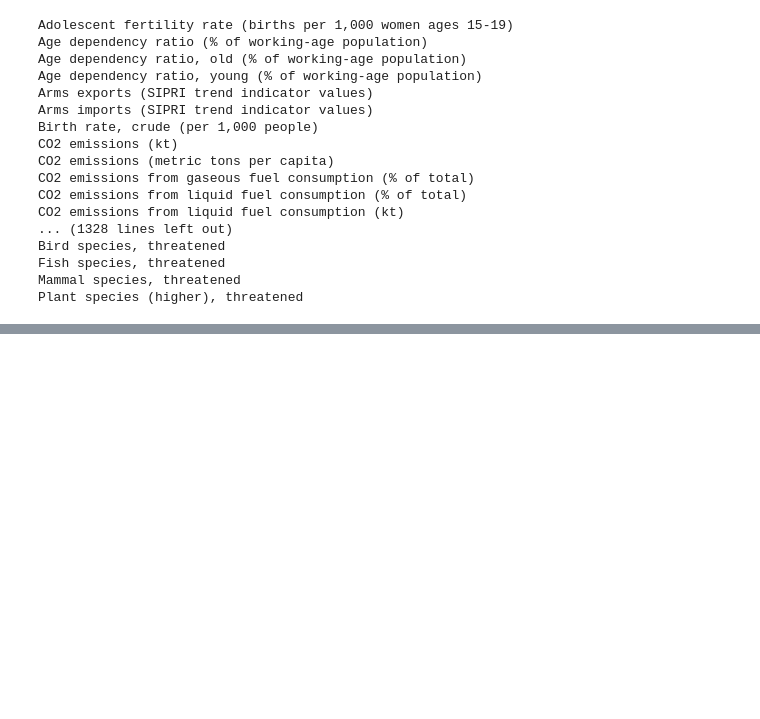
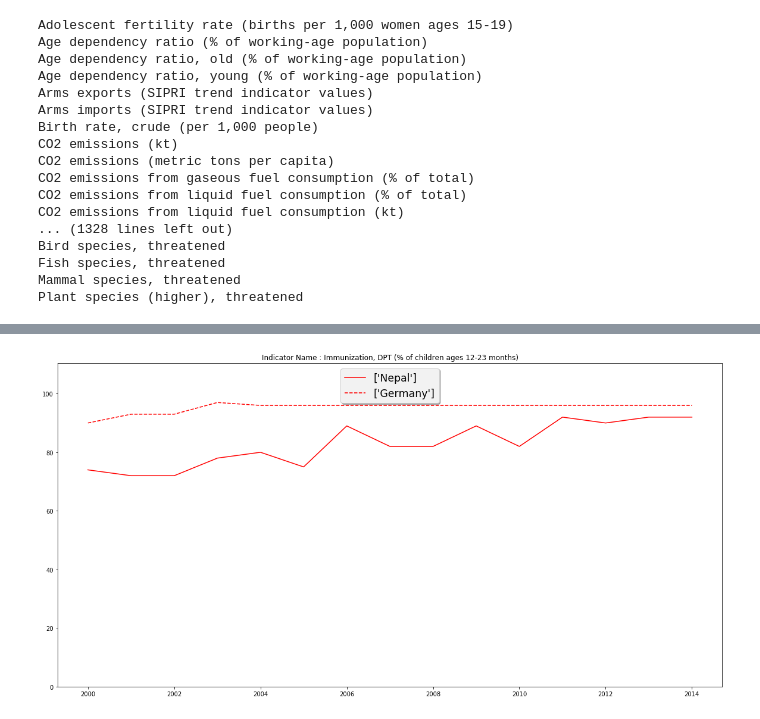
Before and after one commit to shiftypanda/python_data_science_course_san_diago_2019, a Jupyter notebook: week_6_mini_project_week/mini_project_notebook.ipynb, the cells around one changed output, grey strips where cells are left out. Cells and saved outputs as stored; diff of their text form; code cells hidden in the pictures; blank space fills up the shorter version.

```diff
--- a/week_6_mini_project_week/mini_project_notebook.ipynb
+++ b/week_6_mini_project_week/mini_project_notebook.ipynb
@@ -163,0 +170,5 @@ plt.show()
+# %%
+# import random to get random samples
+import random
+# create country filter
+countryFilter = random.sample(countries, 2)
@@ -163,0 +192,3 @@ plt.show()
+# %%
+# use the mesh to filter data
+filteredData1 = data.loc[filterMesh]
@@ -163,0 +232,10 @@ plt.show()
+# %%
+# filter second set of data
+# create a mesh to apply the country, indicator and years together
+filterMesh = (
+    (data['CountryName'] == countryFilter[1]) &  # make sure comparison == is in brackets as takes over from & comparitor
+    (data['IndicatorName'].isin(indicatorFilter)) &
+    (data['Year'].isin(yearsFilter))
+)
+
+filteredData2 = data.loc[filterMesh]
@@ -163,0 +271,32 @@ plt.show()
+# %%
+# import plotting to show data of immunisation levels for both countries
+
+# create the stage for plot
+fig, ax = plt.subplots(figsize=(20,10))
+
+# set limit for y axis - to base of value data and top of value data
+ax.set_ylim(min(0,filteredData1['Value'].min()), 1.2*filteredData1['Value'].max())
+
+# add indicator name title to top of graph
+ax.set_title('Indicator Name : ' + indicatorFilter[0])
+
+
+# plot the data from first country
+ax.plot(filteredData1['Year'], filteredData1['Value'], 'r-', label=filteredData1['CountryName'].unique())
+
+# plot the data from second country
+ax.plot(filteredData2['Year'], filteredData2['Value'], 'r--', label=filteredData2['CountryName'].unique())
+
+
+
+# Add the legend
+legend = plt.legend(loc = 'upper center',
+                    shadow=True,
+                    prop={'weight':'roman','size':'xx-large'})
+
+# Rectangle around the legend
+frame = legend.get_frame()
+frame.set_facecolor('.95')
+plt.show()
+# %% [output]
+[figure, added]
```
Also changed, not shown: parts of 22 cells of this notebook, 1 other file.
